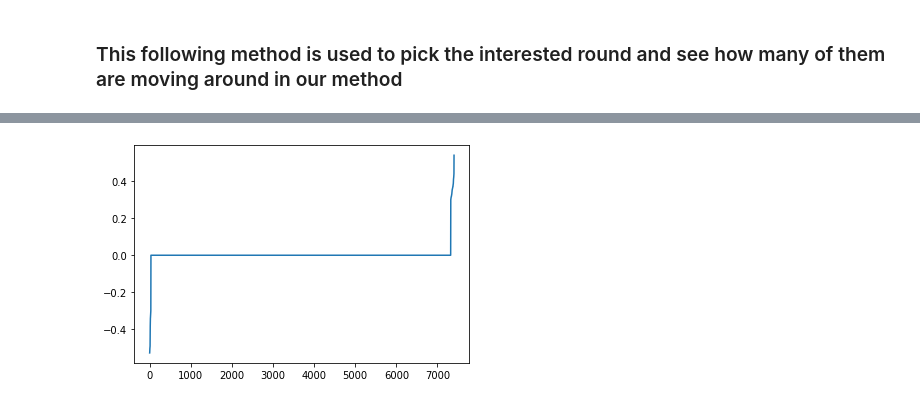
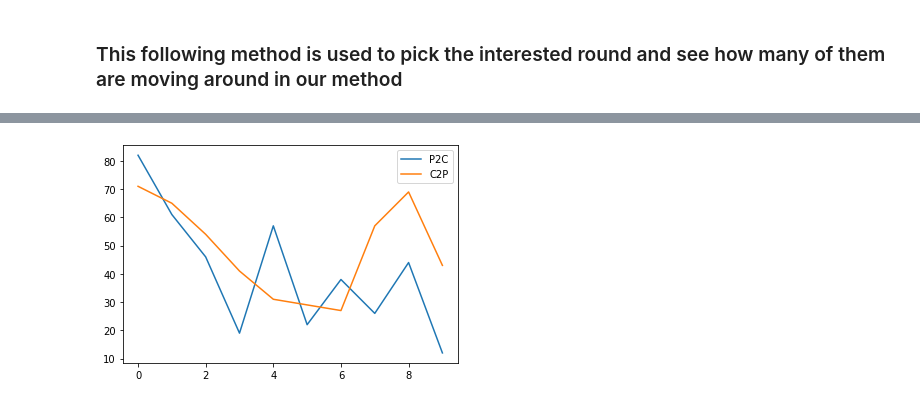
Before and after one commit to smith-scram-lab/Iterative-Unet, a Jupyter notebook: ResultReading.ipynb, the cells around one changed output, grey strips where cells are left out. Drawn from its saved outputs; the diff is of its cells as text; code cells hidden in the pictures.

````diff
--- a/ResultReading.ipynb
+++ b/ResultReading.ipynb
@@ -31,7 +31,7 @@ Note that depending on the migration framework used, it's possible that some dat
 # %% [markdown]
 Here set the ```resultdir``` to the address of 'results' folder
 # %%
-resultsdir = '/home/scram-2004/Project/Our-UNet-Code/results'
+resultsdir = '/home/scram-2004/Project/Our-UNet-Code/results20231113'
 # %% [markdown]
 ----------------------
 # %% [markdown]
@@ -93,7 +93,7 @@ In order to extract that, the minimum of each curve should be taken.
 # %% [markdown]
 #### Example of reading model history
 # %%
-model_history_file = os.path.join(resultsdir,'models_history/round_0/carte_history.npy')
+model_history_file = os.path.join(resultsdir,'models_history/round_9/carte_history.npy')
 model_history = np.load(model_history_file)
 # %%
 model_history.shape
@@ -106,0 +102,3 @@ plt.plot(model_history[0][:])
+# %%
+for i in range(5):
+    plt.plot(model_history[i][:])
@@ -180,42 +205,50 @@ plt.plot((dif_np))
 # %% [markdown]
 ### This following method is used to pick the interested round and see how many of them are moving around in our method
 # %%
-interested_round = 9
-scoreMatrix_file = 'scorematrix/scorematrix_round_' + str(interested_round) + '.npy'
-history_file = os.path.join(resultsdir,'history/history_round_9.npy')
-history = np.load(history_file)
-scorematrix = np.load(os.path.join(resultsdir, scoreMatrix_file))
-history_slice = history[:,interested_round]
-diff = np.zeros(7404)
-Transition_threshold = 0.3
-ch = 0
-ph = 0
-for i in range(7404):
-    if history_slice[i]:
-        polar_score = np.max(scorematrix[i][:5])
-        carte_score = np.median(scorematrix[i][5:])
-        #print(carte_score,polar_score)
-        if carte_score > polar_score:
-            #print('Carte-higher')
-            dif = polar_score - carte_score
-            if abs(dif) > Transition_threshold:
-                ch += 1
-                #print(scorematrix[i])
-                diff[i] = dif
-            #decision[i] = 1
-    else:
-        polar_score = np.median(scorematrix[i][:5])
-        carte_score = np.max(scorematrix[i][5:])
-        #print(carte_score,polar_score)
-        if carte_score < polar_score:
-            #print('Polar-higer')
-            dif = polar_score - carte_score
-            if abs(dif) > Transition_threshold:
-                ph += 1
-                #print(scorematrix[i])
-                diff[i] = dif
-                #decision[i] = -1
+ch_plot = []
+ph_plot = []
+for interested_round in range(10):
+    scoreMatrix_file = 'scorematrix/scorematrix_round_' + str(interested_round) + '.npy'
+    history_file_path= 'history/history_round_' + str(interested_round) + '.npy'
+    history_file = os.path.join(resultsdir,history_file_path)
+    history = np.load(history_file)
+    scorematrix = np.load(os.path.join(resultsdir, scoreMatrix_file))
+    history_slice = history[:,interested_round]
+    diff = np.zeros(7404)
+    Transition_threshold = 0.3
+    ch = 0
+    ph = 0
+    for i in range(7404):
+        if history_slice[i]:
+            polar_score = np.max(scorematrix[i][:5])
+            carte_score = np.median(scorematrix[i][5:])
+            #print(carte_score,polar_score)
+            if carte_score > polar_score:
+                #print('Carte-higher')
+                dif = polar_score - carte_score
+                if abs(dif) > Transition_threshold:
+                    ch += 1
+                    #print(scorematrix[i])
+                    diff[i] = dif
+                #decision[i] = 1
+        else:
+            polar_score = np.median(scorematrix[i][:5])
+            carte_score = np.max(scorematrix[i][5:])
+            #print(carte_score,polar_score)
+            if carte_score < polar_score:
+                #print('Polar-higer')
+                dif = polar_score - carte_score
+                if abs(dif) > Transition_threshold:
+                    ph += 1
+                    #print(scorematrix[i])
+                    diff[i] = dif
+                    #decision[i] = -1
 
-print(ch, ph)
-plt.plot(np.sort(diff))
+    #print(ch, ph)
+    ch_plot.append(ch)
+    ph_plot.append(ph)
+
+plt.plot(ch_plot)
+plt.plot(ph_plot)
+plt.legend(['P2C','C2P'])
 # %% [output]
@@ -224 +256 @@ plt.plot(np.sort(diff))
-[figure, old version]
+[figure, new version]
````
Also changed, not shown: parts of 7 cells of this notebook.
